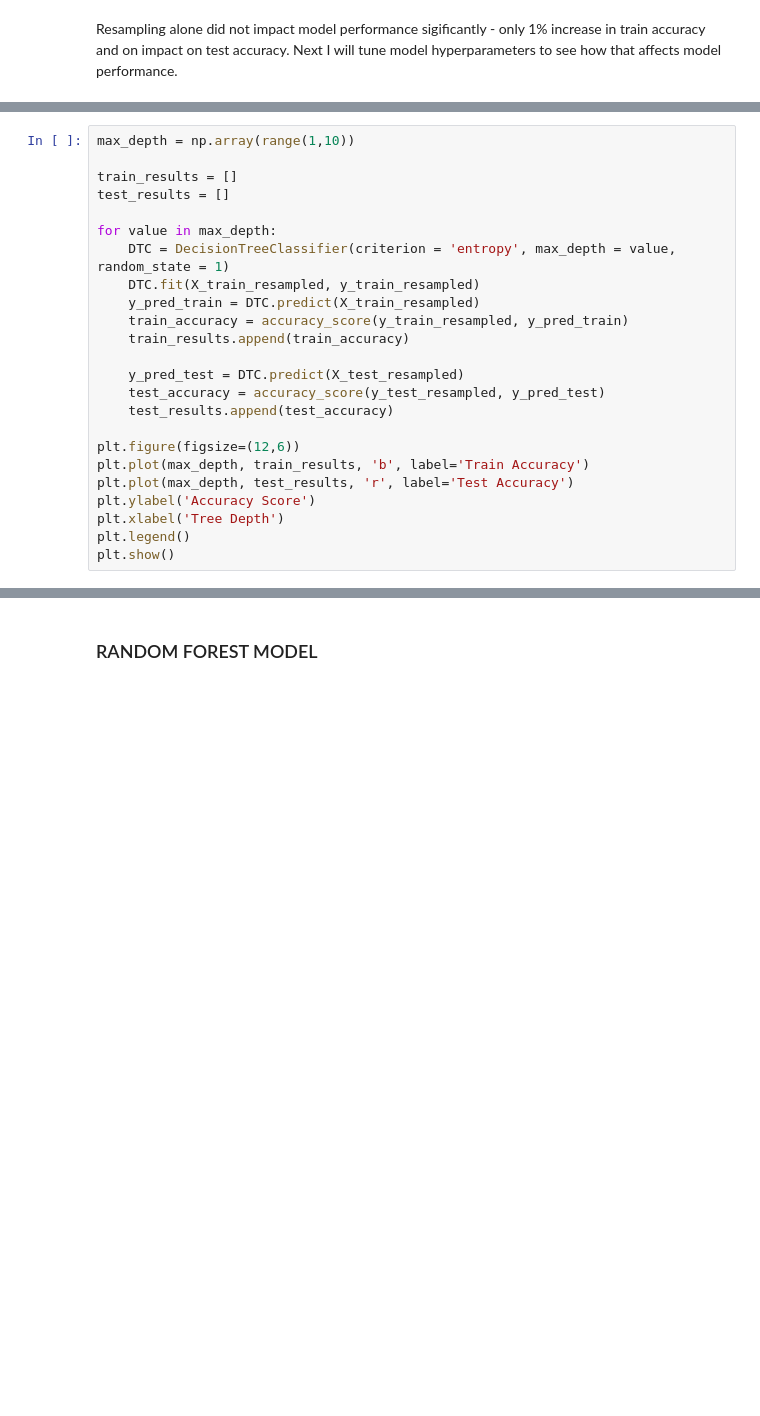
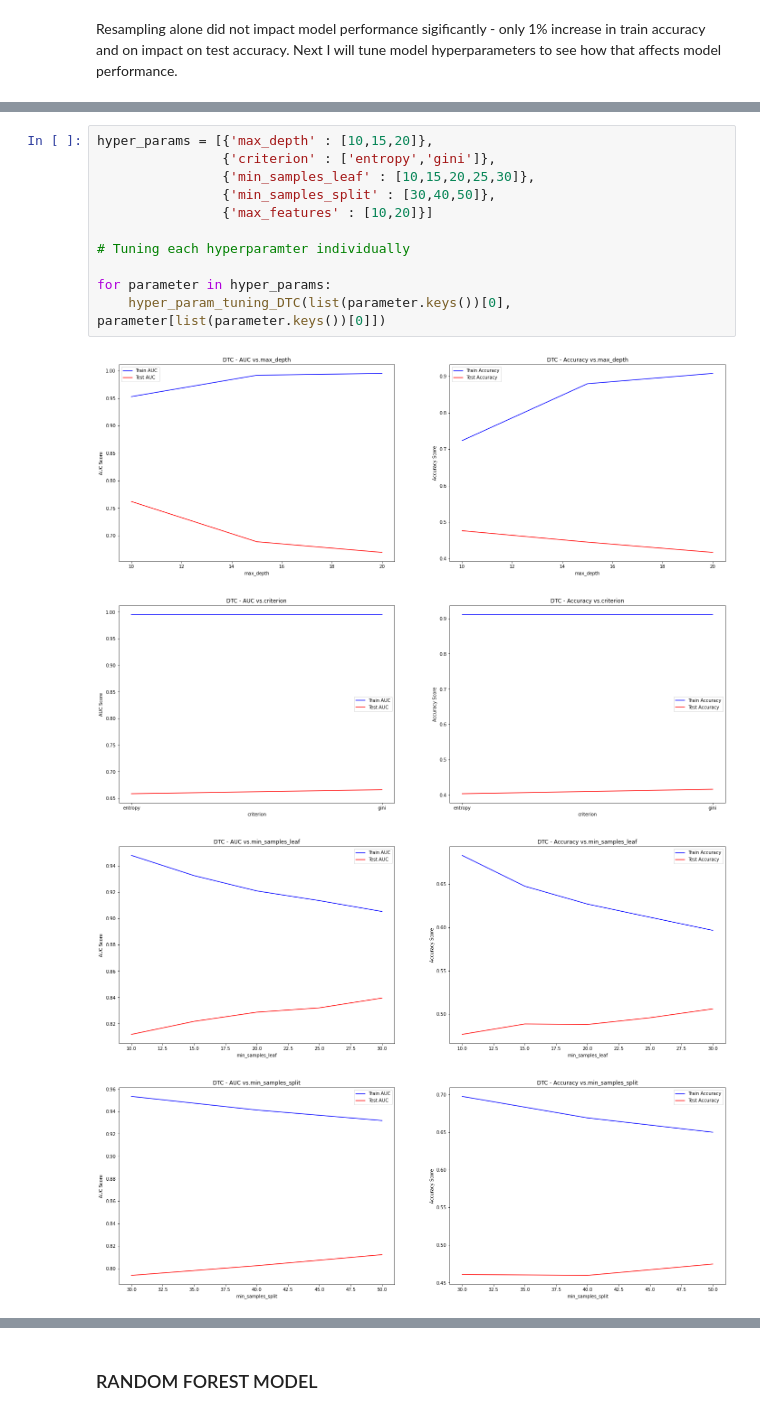
Before and after one commit to mitchellren123/Spotify-Genre-Classification, a Jupyter notebook: Spotify_Genre_Classification.ipynb, the cells around one changed output, grey strips where cells are left out. Cells and saved outputs as stored; diff of their text form; blank space fills up the shorter version.

```diff
--- a/Spotify_Genre_Classification.ipynb
+++ b/Spotify_Genre_Classification.ipynb
@@ -372,24 +334,0 @@ plt.show()
-# %%
-max_depth = np.array(range(1,10))
-
-train_results = []
-test_results = []
-
-for value in max_depth:
-    DTC = DecisionTreeClassifier(criterion = 'entropy', max_depth = value, random_state = 1)
-    DTC.fit(X_train_resampled, y_train_resampled)
-    y_pred_train = DTC.predict(X_train_resampled)
-    train_accuracy = accuracy_score(y_train_resampled, y_pred_train)
-    train_results.append(train_accuracy)
-
-    y_pred_test = DTC.predict(X_test_resampled)
-    test_accuracy = accuracy_score(y_test_resampled, y_pred_test)
-    test_results.append(test_accuracy)
-
-plt.figure(figsize=(12,6))
-plt.plot(max_depth, train_results, 'b', label='Train Accuracy')
-plt.plot(max_depth, test_results, 'r', label='Test Accuracy')
-plt.ylabel('Accuracy Score')
-plt.xlabel('Tree Depth')
-plt.legend()
-plt.show()
@@ -397,0 +395,16 @@ plt.show()
+# %%
+hyper_params = [{'max_depth' : [10,15,20]},
+                {'criterion' : ['entropy','gini']},
+                {'min_samples_leaf' : [10,15,20,25,30]},
+                {'min_samples_split' : [30,40,50]},
+                {'max_features' : [10,20]}]
+
+# Tuning each hyperparamter individually
+
+for parameter in hyper_params:
+    hyper_param_tuning_DTC(list(parameter.keys())[0], parameter[list(parameter.keys())[0]])
+# %% [output]
+[figure, added]
+[figure, added]
+[figure, added]
+[figure, added]
```
Also changed, not shown: parts of 26 cells of this notebook.
